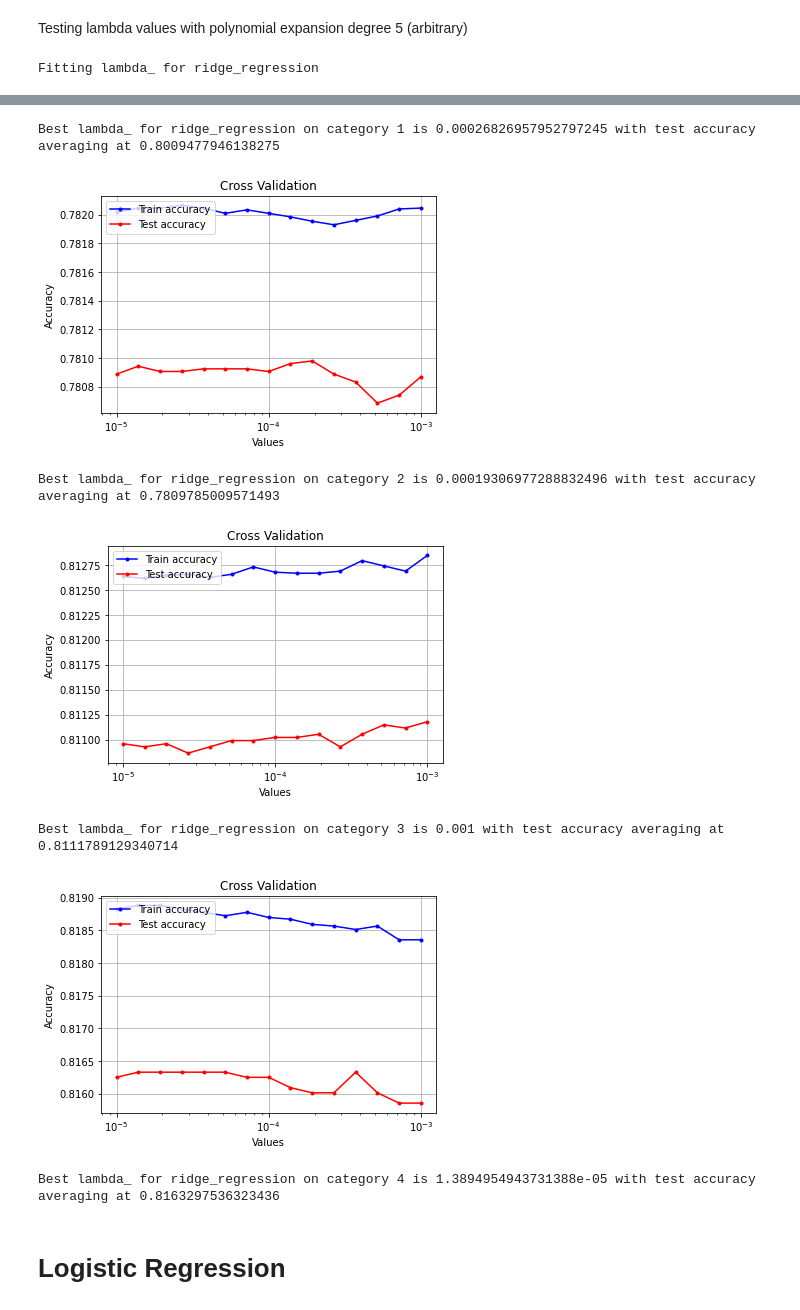
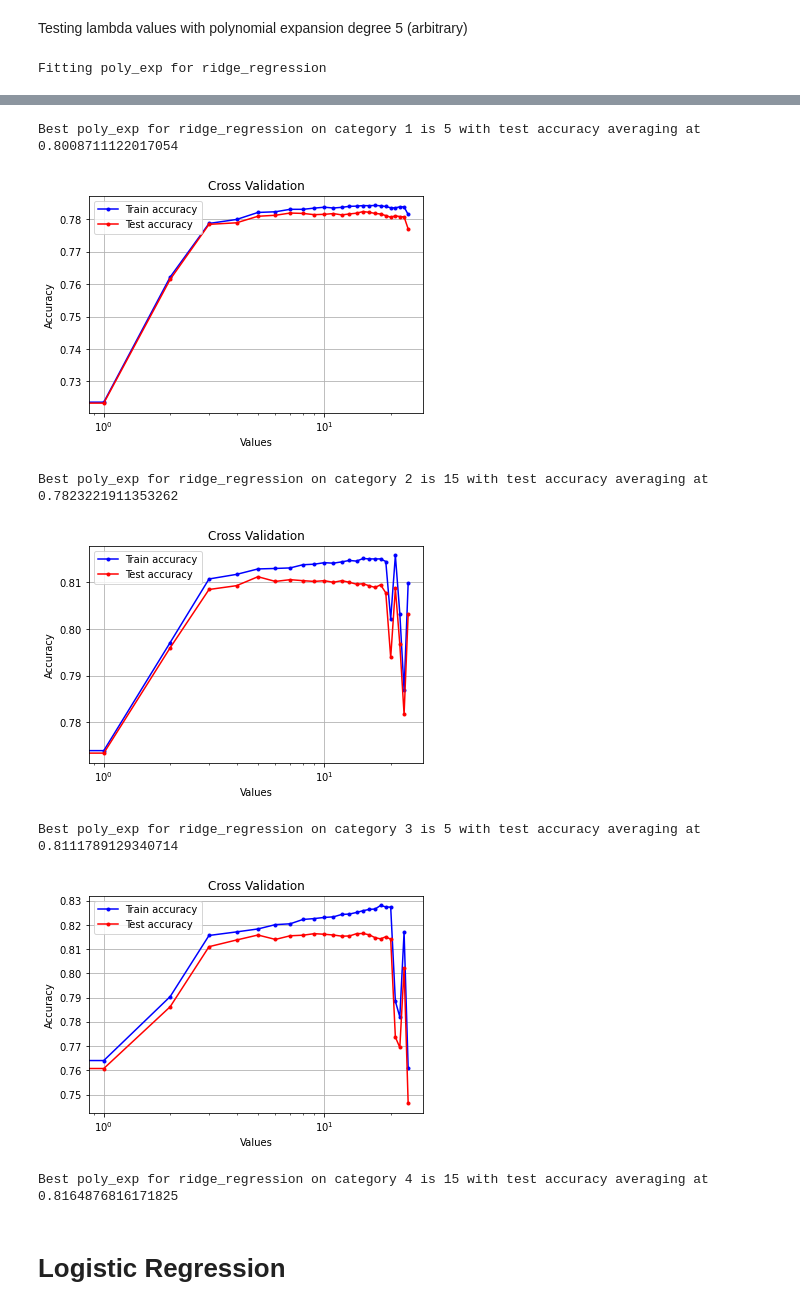
Before and after one commit to hugolepeytre/CS-433-machine-learning, a Jupyter notebook: project1/scripts/fine-tuning.ipynb, the cells around one changed output, grey strips where cells are left out. Saved outputs shown, nothing was run; the diff lists cells and outputs as text; code cells hidden in the pictures.

Commit message:
Final hyperparameters values

```diff
--- a/project1/scripts/fine-tuning.ipynb
+++ b/project1/scripts/fine-tuning.ipynb
@@ -27,7 +27,7 @@ def fine_tune(models):
             print("Fitting {} for {}".format(param_name, model_name))
             for i in range(CATEGORIES_NBR):
                 #todo, si on a déjà optimisé un paramètre pour un modèle, utiliser celui ci au lieu de celui par défaut dans la fonction
-                best_iter, best_loss = find_best_parameter(Y_train[i], X_train[i], model_name, param_name, param_values, logspace=True, gamma=0.15, poly_exp=5, lambda_=0.0003, max_iters=1000)
+                best_iter, best_loss = find_best_parameter(Y_train[i], X_train[i], model_name, param_name, param_values, logspace=False, gamma=0.15, poly_exp=5, lambda_=0.001, max_iters=1000)
                 print("Best {} for {} on category {} is {} with test accuracy averaging at {}".format(param_name, model_name, i+1, best_iter, best_loss))
 # %%
 #Data structure example
@@ -65,10 +65,11 @@ Testing lambda values with polynomial expansion degree 5 (arbitrary)
 # %%
 ridge_regression_model = {
     'ridge_regression' : {
-        'lambda_' : np.logspace(-5, -3, 15),
+        #'lambda_' : np.logspace(-5, -3, 15),
+        "poly_exp" : np.arange(25),
     },
 }
 
 fine_tune(ridge_regression_model)
 # %% [output]
-Fitting lambda_ for ridge_regression
+Fitting poly_exp for ridge_regression
@@ -76,7 +77,7 @@ Fitting lambda_ for ridge_regression
-Best lambda_ for ridge_regression on category 1 is 0.00026826957952797245 with test accuracy averaging at 0.8009477946138275
+Best poly_exp for ridge_regression on category 1 is 5 with test accuracy averaging at 0.8008711122017054
-[figure, old version]
+[figure, new version]
-Best lambda_ for ridge_regression on category 2 is 0.00019306977288832496 with test accuracy averaging at 0.7809785009571493
+Best poly_exp for ridge_regression on category 2 is 15 with test accuracy averaging at 0.7823221911353262
-[figure, old version]
+[figure, new version]
-Best lambda_ for ridge_regression on category 3 is 0.001 with test accuracy averaging at 0.8111789129340714
+Best poly_exp for ridge_regression on category 3 is 5 with test accuracy averaging at 0.8111789129340714
-[figure, old version]
+[figure, new version]
-Best lambda_ for ridge_regression on category 4 is 1.3894954943731388e-05 with test accuracy averaging at 0.8163297536323436
+Best poly_exp for ridge_regression on category 4 is 15 with test accuracy averaging at 0.8164876816171825
```
Also changed, not shown: parts of 2 cells of this notebook, 2 other files.
